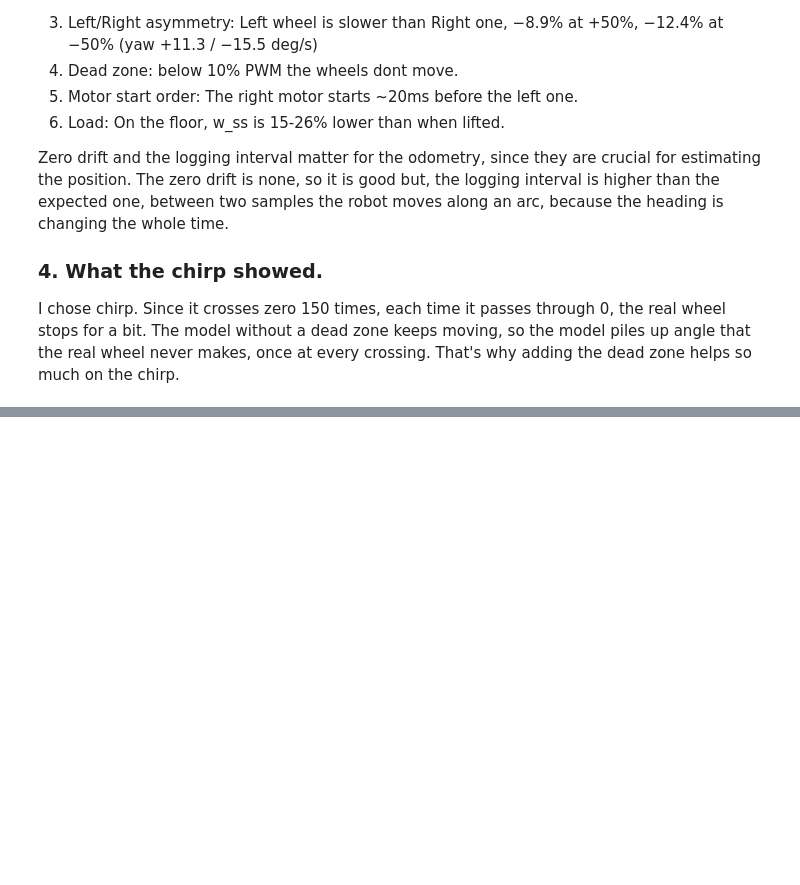
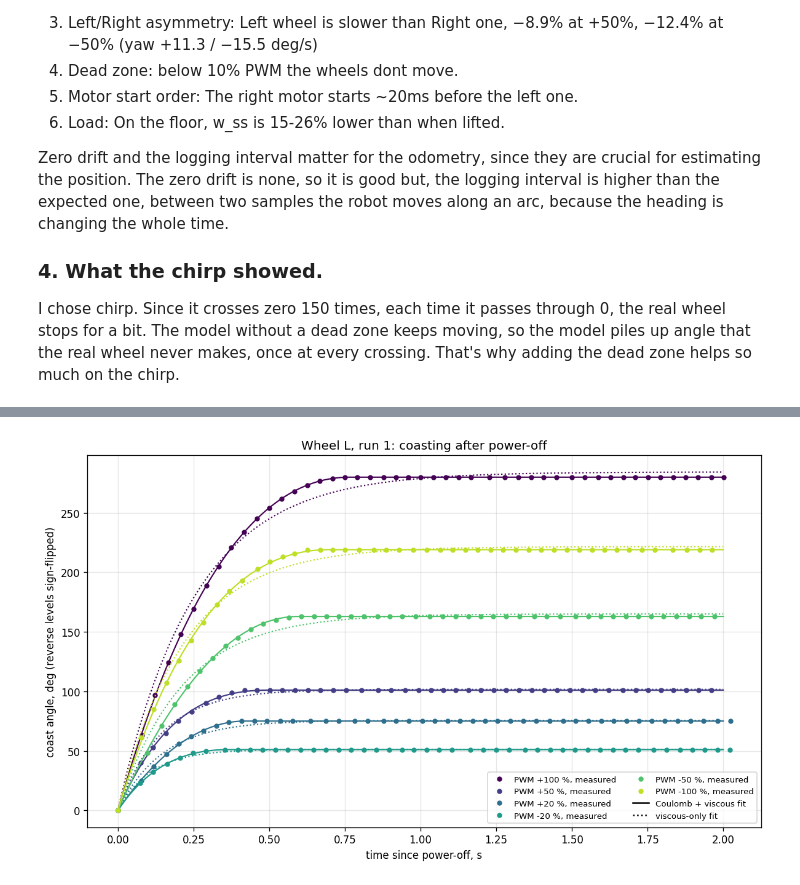
Before and after one commit to fleikey/robotics-cs413, a Jupyter notebook: Lab5/robotics_lab5_240054.ipynb, the cells around one changed output, grey strips where cells are left out. Drawn from its saved outputs; the diff is of its cells as text; code cells hidden in the pictures; blank space fills up the shorter version.

```diff
--- a/Lab5/robotics_lab5_240054.ipynb
+++ b/Lab5/robotics_lab5_240054.ipynb
@@ -23,6 +27,7 @@ except ImportError:
 # %% [markdown]
 Using the *loadtxt* function from the *numpy* module we read all six columns. The file holds many experiments one after another, so we split it into separate runs wherever the power setpoint changes, and convert the readings to SI units.
 # %%
+import os                           # file paths
 import numpy as np                  # array work module
 import matplotlib.pyplot as plt     # data visualization
 from scipy import optimize          # data fitting
@@ -45,12 +50,13 @@ def load_runs(path):
         })
     return runs, bat_all
 
+DATA = 'motor_data' if os.path.isdir('motor_data') else '.'           # data folder in the repo, or next to the notebook in Colab
 FILES = {'run1':  'steps_data.txt',                                  # wheels lifted, run 1
          'run2':  'steps_data_2.txt',                                # wheels lifted, run 2 (repeatability)
          'floor': 'steps_data_load.txt'}                             # on the floor, ±50 % only (load)
 all_runs, all_bat = {}, {}
 for name, path in FILES.items():
-    all_runs[name], all_bat[name] = load_runs(path)
+    all_runs[name], all_bat[name] = load_runs(os.path.join(DATA, path))
     r = all_runs[name]
     print(f'{name}: {len(r)} runs, power {r[0]["power"]:.0f} .. {r[-1]["power"]:.0f} %, '
           f'battery {all_bat[name].min():.2f} .. {all_bat[name].max():.2f} V')
@@ -381,7 +387,7 @@ fitted line at low PWM (L), error in %:
 ## Chirp simulation
 The identified model is simulated with the logged PWM, held constant between samples, for both wheels. *With dead zone:* ω = 0 for |PWM| < 10 %, the fitted line above it. *Without dead zone:* the fitted line all the way down to PWM = 0. Only the dead zone changes between the two.
 # %%
-sig = np.loadtxt('signal_data.txt')                                  # columns: phase, PWM, encL, encR, time_ms, battery
+sig = np.loadtxt(os.path.join(DATA, 'signal_data.txt'))                                  # columns: phase, PWM, encL, encR, time_ms, battery
 sig = sig[sig[:, 0] == 3]                                            # chirp lines only (phase 2 = zero block)
 t_c = sig[:, 4] / 1000                                               # time, s
 pwm_c = sig[:, 1]                                                    # PWM actually sent, %
@@ -578,0 +658,22 @@ I chose chirp. Since it crosses zero 150 times, each time it passes through 0, t
+# %%
+wheel, col = 'L', 2                                                  # wheel shown in the figure
+data = np.loadtxt(os.path.join(DATA, FILES['run1']))
+t_fine = np.linspace(0, 2.0, 300)                                    # s
+plt.figure(figsize=(10, 6), dpi=120)
+for power, color in zip((100, 50, 20, -20, -50, -100), plt.cm.viridis(np.linspace(0, 0.9, 6))):
+    t, th, _ = coast_segment(data, power, col)
+    fit = coast.query('run == "run1" and wheel == @wheel and power == @power').iloc[0]
+    plt.plot(t, np.degrees(th), 'o', color=color, ms=4, label=f'PWM {power:+.0f} %, measured')
+    plt.plot(t_fine, np.degrees(coast_model(t_fine, fit.w0, fit.a_c, fit.beta)), '-', color=color, lw=1.3)
+    plt.plot(t_fine, np.degrees(viscous_model(t_fine, fit.w0_viscous, fit.beta_viscous)), ':', color=color, lw=1.3)
+plt.plot([], [], 'k-', label='Coulomb + viscous fit')
+plt.plot([], [], 'k:', label='viscous-only fit')
+plt.xlabel('time since power-off, s')
+plt.ylabel('coast angle, deg (reverse levels sign-flipped)')
+plt.title(f'Wheel {wheel}, run 1: coasting after power-off')
+plt.grid(alpha=0.3)
+plt.legend(fontsize=8, ncol=2)
+plt.tight_layout()
+plt.savefig('report_figs/coast_fit.png')
+# %% [output]
+[figure, added]
```
Also changed, not shown: parts of 12 cells of this notebook.
